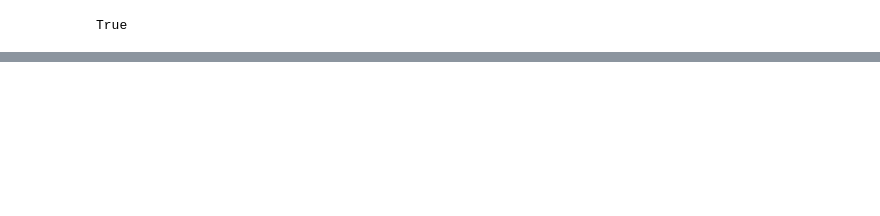
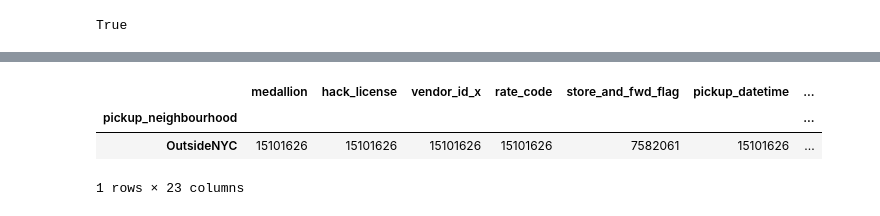
Before and after one commit to desultir/NYCTaxi, a Jupyter notebook: notebooks/data cleaning.ipynb, the cells around one changed output, grey strips where cells are left out. Saved outputs shown, nothing was run; the diff lists cells and outputs as text; code cells hidden in the pictures; blank space fills up the shorter version.

```diff
--- a/notebooks/data cleaning.ipynb
+++ b/notebooks/data cleaning.ipynb
@@ -48,3 +143,10 @@ df["dropoff_datetime"] = pd.to_datetime(df["dropoff_datetime"])
+# %%
+df.groupby("pickup_neighbourhood").count()
+# %% [output]
+|  | medallion | hack_license | vendor_id_x | rate_code | store_and_fwd_flag | pickup_datetime | ... |
+| pickup_neighbourhood |  |  |  |  |  |  | ... |
+| OutsideNYC | 15101626 | 15101626 | 15101626 | 15101626 | 7582061 | 15101626 | ... |
+1 rows × 23 columns
 # %%
 # write out
 outerdf= tripdatadf.merge(tripfaredf, on=["medallion", "hack_license", "pickup_datetime"], how="outer")
```
Also changed, not shown: parts of 11 cells of this notebook, 1 other file.
